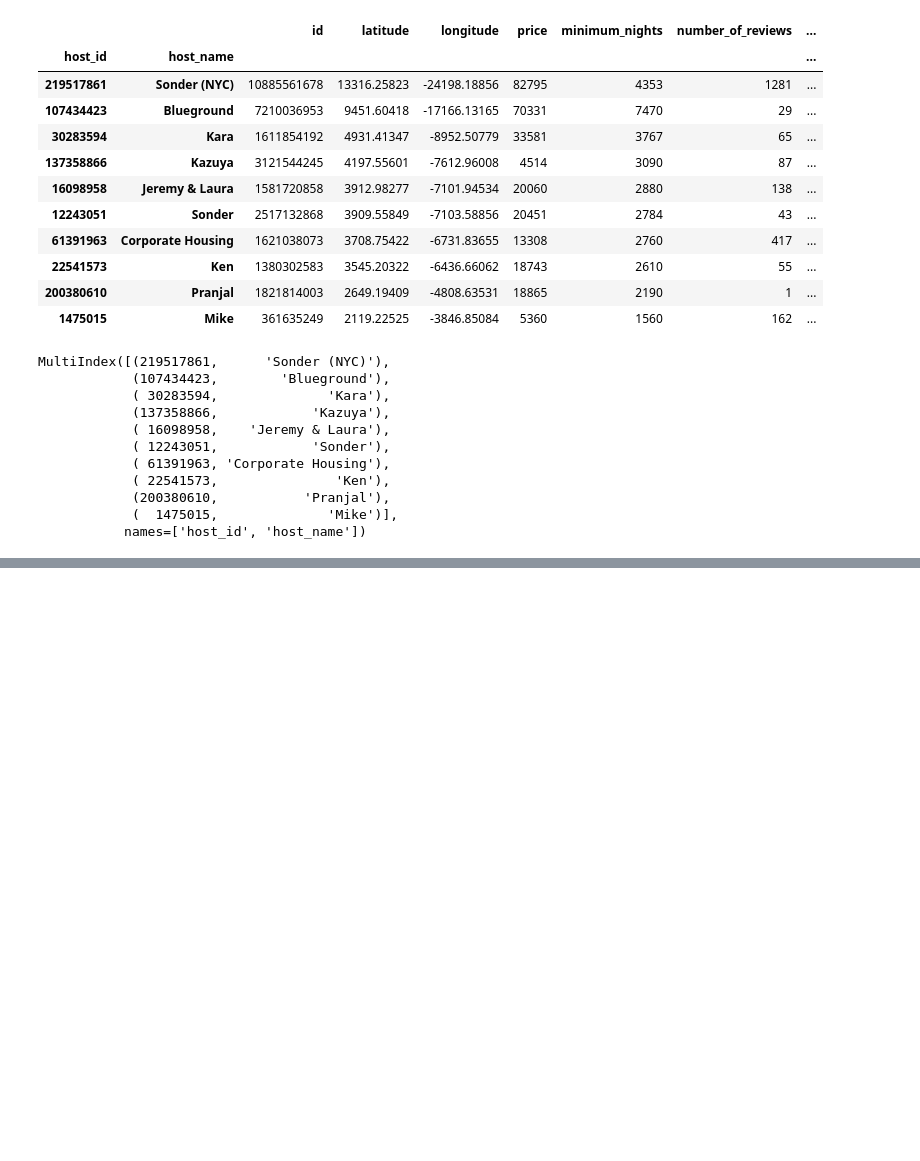
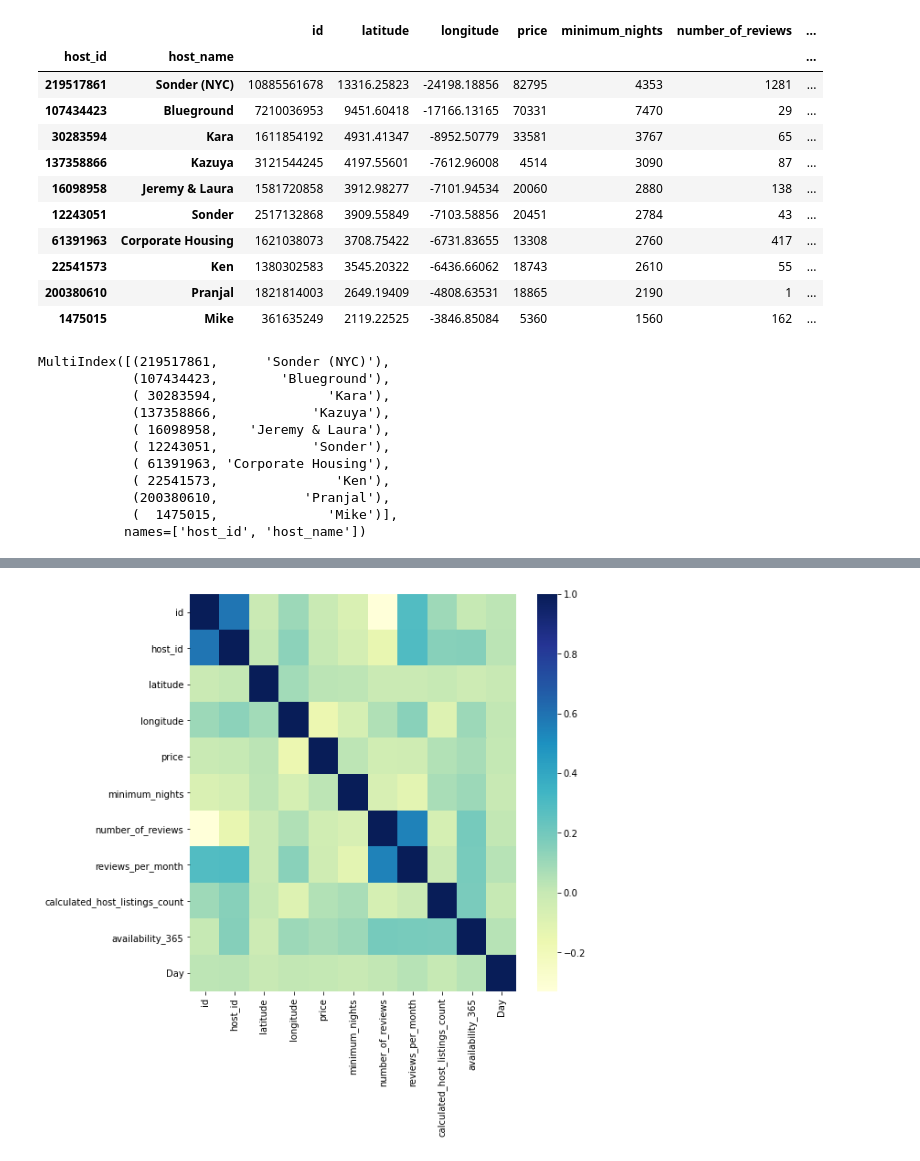
Before and after one commit to 0xKoios/DataCamp-2-for-Data-Scientist, a Jupyter notebook: 8. Project I Capstone/Project I Capstone.ipynb, the cells around one changed output, grey strips where cells are left out. Saved outputs shown, nothing was run; the diff lists cells and outputs as text; code cells hidden in the pictures; blank space fills up the shorter version.

```diff
--- a/8. Project I Capstone/Project I Capstone.ipynb
+++ b/8. Project I Capstone/Project I Capstone.ipynb
@@ -815,0 +1010,2 @@ MultiIndex([(219517861,      'Sonder (NYC)'),
+# %%
+corr = df.corr()
@@ -815,0 +1027,5 @@ MultiIndex([(219517861,      'Sonder (NYC)'),
+# %%
+fig = plt.figure(figsize=(8,8))
+sns.heatmap(corr, cmap="YlGnBu");
+# %% [output]
+[figure, added]
```
Also changed, not shown: parts of 71 cells of this notebook.
